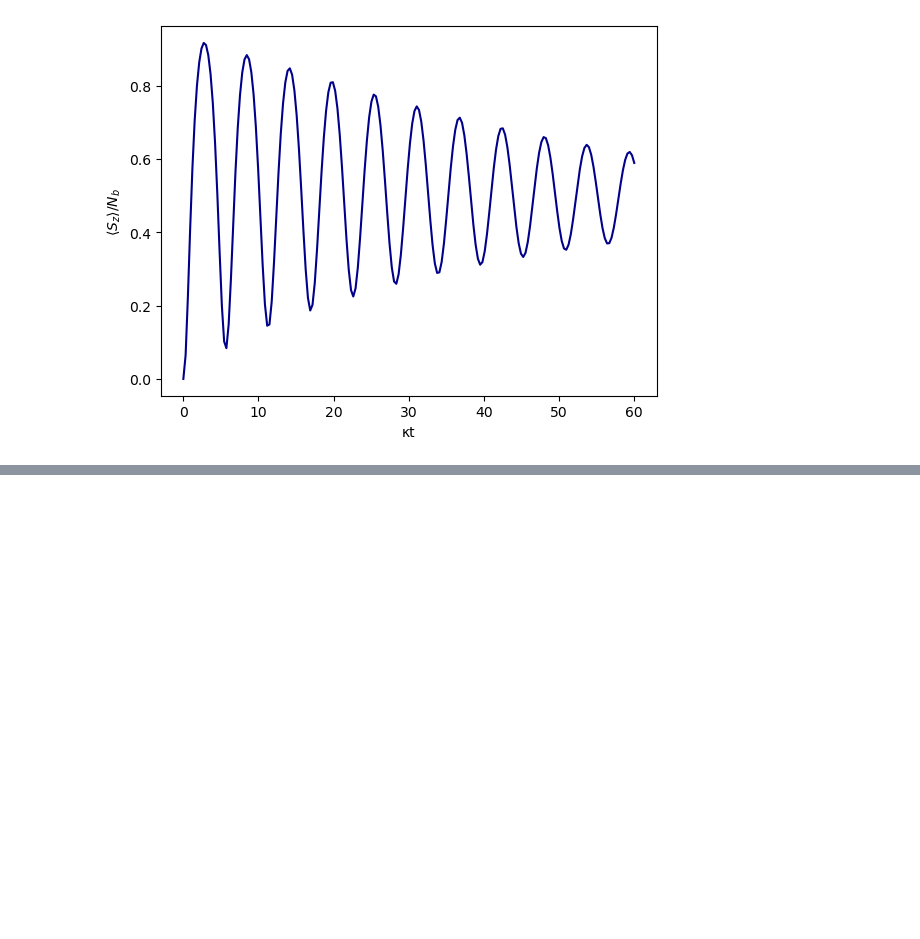
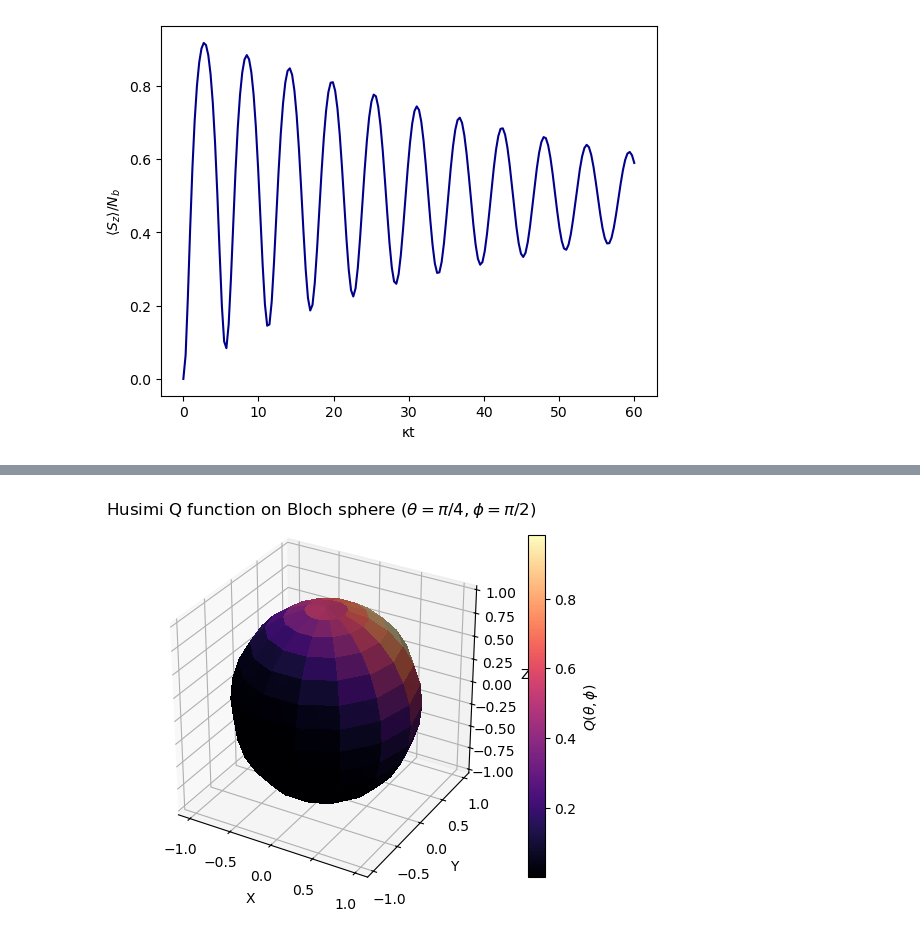
Before and after one commit to Art-999/QMPhysics, a Jupyter notebook: BoundaryTimeCrystal/TimeCrystalEigenvaluesMEJORA.ipynb, the cells around one changed output, grey strips where cells are left out. Saved outputs shown, nothing was run; the diff lists cells and outputs as text; code cells hidden in the pictures; blank space fills up the shorter version.

```diff
--- a/BoundaryTimeCrystal/TimeCrystalEigenvaluesMEJORA.ipynb
+++ b/BoundaryTimeCrystal/TimeCrystalEigenvaluesMEJORA.ipynb
@@ -719,0 +788,55 @@ for omega_0 in omega_0_list:
+# %%
+import numpy as np
+import matplotlib.pyplot as plt
+from qutip import spin_coherent, spin_q_function
+
+# ========== 1. Generate state ==========
+psi_x = spin_coherent(2, np.pi/4, np.pi/4)
+rho0x = psi_x * psi_x.dag()
+
+# ========== 2. Compute Q function on angular grid ==========
+Th_1d = np.linspace(0, np.pi, 15)
+Ph_1d = np.linspace(0, 2*np.pi, 15)
+Th, Ph = np.meshgrid(Th_1d, Ph_1d)
+
+Q, THETA, PHI = spin_q_function(rho0x, Th, Ph)
+
+# ========== 3. Convert to Cartesian coordinates on unit sphere ==========
+X = np.sin(THETA) * np.cos(PHI)
+Y = np.sin(THETA) * np.sin(PHI)
+Z = np.cos(THETA)
+
+# ========== 4. Plot the Q function on the sphere surface ==========
+fig = plt.figure(figsize=(5, 6))
+ax = fig.add_subplot(111, projection='3d')
+
+# Normalize the Q values to [0,1] for coloring
+Q_norm = (Q - Q.min()) / (Q.max() - Q.min() + 1e-12)
+
+surf = ax.plot_surface(
+    X, Y, Z,
+    facecolors=plt.cm.magma(Q_norm),
+    rstride=1, cstride=1,
+    linewidth=0, antialiased=False,
+    alpha=0.9
+)
+
+# Add a colorbar
+m = plt.cm.ScalarMappable(cmap=plt.cm.magma)
+m.set_array(Q)
+m.set_clim(Q.min(), Q.max())
+fig.colorbar(m, ax=ax, shrink=0.6, label=r'$Q(\theta, \phi)$')
+
+# Beautify the axes
+ax.set_xlabel('X')
+ax.set_ylabel('Y')
+ax.set_zlabel('Z')
+ax.set_title(r'Husimi Q function on Bloch sphere ($\theta=\pi/4, \phi=\pi/2$)')
+
+# Equal aspect ratio
+ax.set_box_aspect([1, 1, 1])
+
+plt.tight_layout()
+plt.show()
+# %% [output]
+[figure, added]
```
Also changed, not shown: parts of 4 cells of this notebook, 1 other file.
